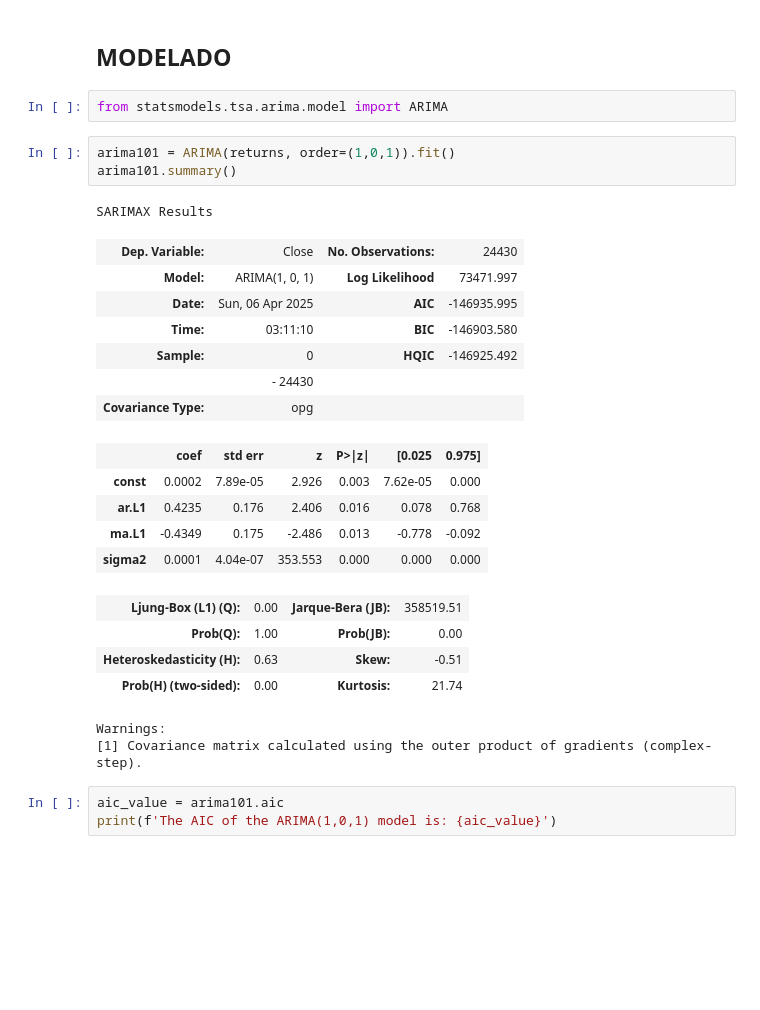
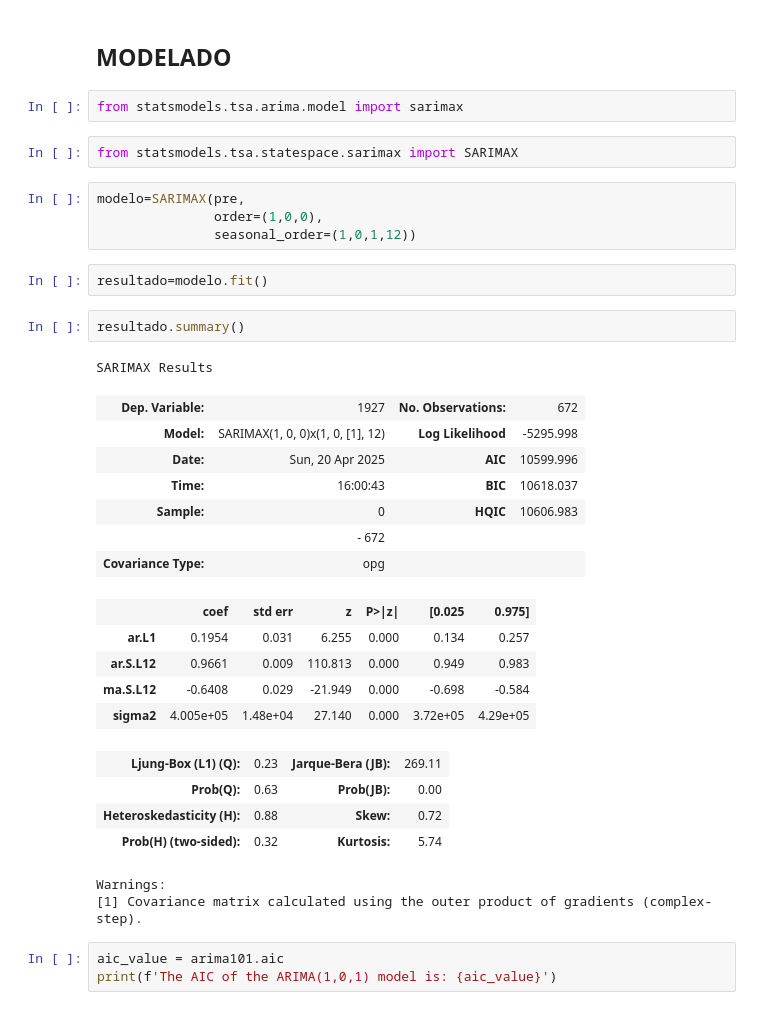
Before and after one commit to heritaco/Time-Series, a Jupyter notebook: 05-SARIMA/Puebla.ipynb, the cells around one changed output. Cells and saved outputs as stored; diff of their text form; blank space fills up the shorter version.

```diff
--- a/05-SARIMA/Puebla.ipynb
+++ b/05-SARIMA/Puebla.ipynb
@@ -311,30 +300,37 @@ rho 23: -0.01574302759175367
 # %% [markdown]
 ## **MODELADO**
 # %%
-from statsmodels.tsa.arima.model import ARIMA
+from statsmodels.tsa.arima.model import sarimax
-# %%
-arima101 = ARIMA(returns, order=(1,0,1)).fit()
-arima101.summary()
-# %% [output]
-SARIMAX Results
-| Dep. Variable: | Close | No. Observations: | 24430 |
-| Model: | ARIMA(1, 0, 1) | Log Likelihood | 73471.997 |
-| Date: | Sun, 06 Apr 2025 | AIC | -146935.995 |
-| Time: | 03:11:10 | BIC | -146903.580 |
-| Sample: | 0 | HQIC | -146925.492 |
-|  | - 24430 |  |  |
-| Covariance Type: | opg |  |  |
-|  | coef | std err | z | P>|z| | [0.025 | 0.975] |
-| const | 0.0002 | 7.89e-05 | 2.926 | 0.003 | 7.62e-05 | 0.000 |
-| ar.L1 | 0.4235 | 0.176 | 2.406 | 0.016 | 0.078 | 0.768 |
-| ma.L1 | -0.4349 | 0.175 | -2.486 | 0.013 | -0.778 | -0.092 |
-| sigma2 | 0.0001 | 4.04e-07 | 353.553 | 0.000 | 0.000 | 0.000 |
-| Ljung-Box (L1) (Q): | 0.00 | Jarque-Bera (JB): | 358519.51 |
-| Prob(Q): | 1.00 | Prob(JB): | 0.00 |
-| Heteroskedasticity (H): | 0.63 | Skew: | -0.51 |
-| Prob(H) (two-sided): | 0.00 | Kurtosis: | 21.74 |
-Warnings:
-[1] Covariance matrix calculated using the outer product of gradients (complex-step).
+# %%
+from statsmodels.tsa.statespace.sarimax import SARIMAX
+# %%
+modelo=SARIMAX(pre,
+               order=(1,0,0),
+               seasonal_order=(1,0,1,12))
+# %%
+resultado=modelo.fit()
+# %%
+resultado.summary()
+# %% [output]
+SARIMAX Results
+| Dep. Variable: | 1927 | No. Observations: | 672 |
+| Model: | SARIMAX(1, 0, 0)x(1, 0, [1], 12) | Log Likelihood | -5295.998 |
+| Date: | Sun, 20 Apr 2025 | AIC | 10599.996 |
+| Time: | 16:00:43 | BIC | 10618.037 |
+| Sample: | 0 | HQIC | 10606.983 |
+|  | - 672 |  |  |
+| Covariance Type: | opg |  |  |
+|  | coef | std err | z | P>|z| | [0.025 | 0.975] |
+| ar.L1 | 0.1954 | 0.031 | 6.255 | 0.000 | 0.134 | 0.257 |
+| ar.S.L12 | 0.9661 | 0.009 | 110.813 | 0.000 | 0.949 | 0.983 |
+| ma.S.L12 | -0.6408 | 0.029 | -21.949 | 0.000 | -0.698 | -0.584 |
+| sigma2 | 4.005e+05 | 1.48e+04 | 27.140 | 0.000 | 3.72e+05 | 4.29e+05 |
+| Ljung-Box (L1) (Q): | 0.23 | Jarque-Bera (JB): | 269.11 |
+| Prob(Q): | 0.63 | Prob(JB): | 0.00 |
+| Heteroskedasticity (H): | 0.88 | Skew: | 0.72 |
+| Prob(H) (two-sided): | 0.32 | Kurtosis: | 5.74 |
+Warnings:
+[1] Covariance matrix calculated using the outer product of gradients (complex-step).
 # %%
 aic_value = arima101.aic
 print(f'The AIC of the ARIMA(1,0,1) model is: {aic_value}')
```
Also changed, not shown: parts of 8 cells of this notebook.
